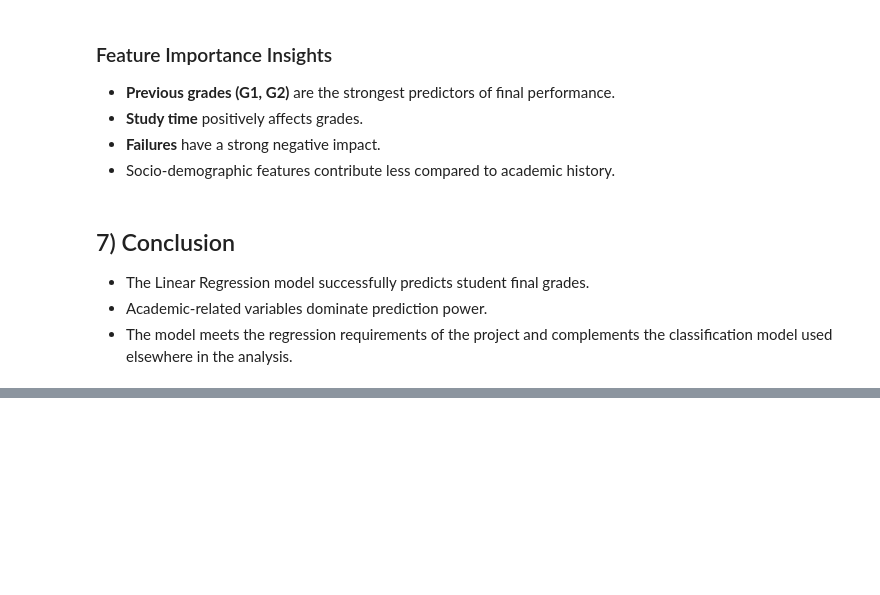
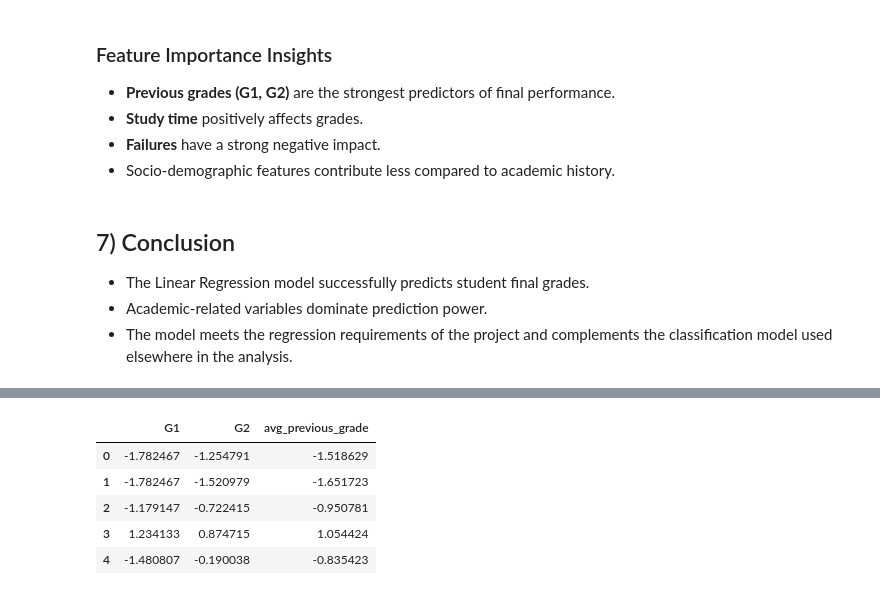
Before and after one commit to sTreLeCa/student-performance-prediction, a Jupyter notebook: notebooks/03_regression_model.ipynb, the cells around one changed output, grey strips where cells are left out. Cells and saved outputs as stored; diff of their text form; code cells hidden in the pictures; blank space fills up the shorter version.

```diff
--- a/notebooks/03_regression_model.ipynb
+++ b/notebooks/03_regression_model.ipynb
@@ -189,0 +198,12 @@ coefficients.head(10)
+# %%
+# Create derived feature
+df["avg_previous_grade"] = (df["G1"] + df["G2"]) / 2
+
+df[["G1", "G2", "avg_previous_grade"]].head()
+# %% [output]
+|  | G1 | G2 | avg_previous_grade |
+| 0 | -1.782467 | -1.254791 | -1.518629 |
+| 1 | -1.782467 | -1.520979 | -1.651723 |
+| 2 | -1.179147 | -0.722415 | -0.950781 |
+| 3 | 1.234133 | 0.874715 | 1.054424 |
+| 4 | -1.480807 | -0.190038 | -0.835423 |
```
Also changed, not shown: parts of 5 cells of this notebook, 1 other file.
